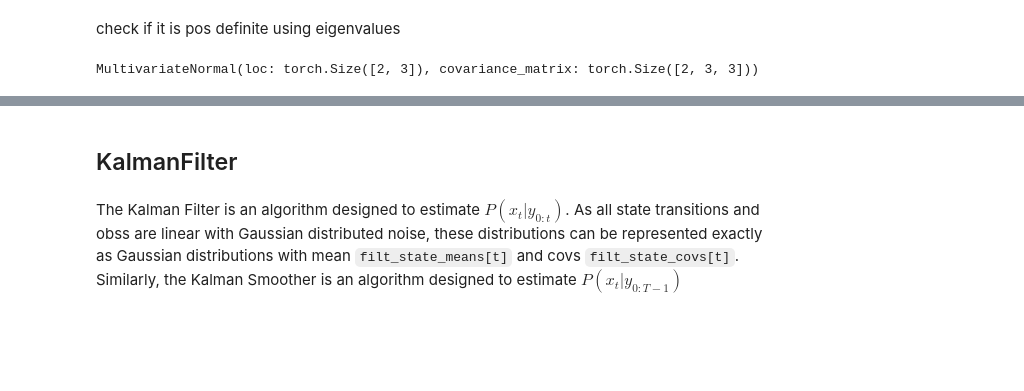
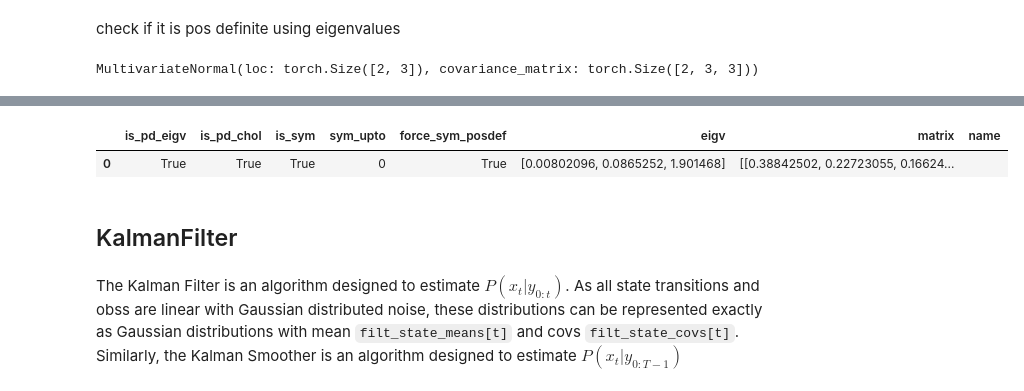
Before and after one commit to mone27/meteo_imp, a Jupyter notebook: lib_nbs/kalman/00_Kalman_Filter.ipynb, the cells around one changed output, grey strips where cells are left out. Saved outputs shown, nothing was run; the diff lists cells and outputs as text; code cells hidden in the pictures; blank space fills up the shorter version.

```diff
--- a/lib_nbs/kalman/00_Kalman_Filter.ipynb
+++ b/lib_nbs/kalman/00_Kalman_Filter.ipynb
@@ -235,0 +268,7 @@ is_posdef2(A)
+# %%
+#| export
+def make_symmetric(value):
+    "drops upper half to make matrix symmetric"
+    mask = torch.tril(torch.ones_like(value, dtype=torch.bool))
+    value[mask.T] = torch.tril(value)[mask]
+    return value
@@ -236,10 +288,32 @@ is_posdef2(A)
+# %%
+#| export
+posdef_log = pd.DataFrame()
 # %%
 #| export
-def check_posdef(value, error=True):
-    is_pd = torch.linalg.cholesky_ex(value).info.eq(0)
-    if not is_pd:
-        msg = f"not pos definite \n {value}"
+def check_posdef(value, name = '', error=False):
+    is_pd_eigv, eigv = is_posdef2(value)
+    is_pd_chol = torch.linalg.cholesky_ex(value).info.eq(0).item()
+    is_sym = is_symmetric(value)
+
+    sym = make_symmetric(value)
+    is_pd_forced, _ = is_posdef2(sym)
+
+    info = pd.DataFrame({
+        'is_pd_eigv': is_pd_eigv,
+        'is_pd_chol': is_pd_chol,
+        'is_sym': is_sym,
+        'sym_upto': symmetric_upto(value),
+        'force_sym_posdef': is_pd_forced,
+        'eigv': [eigv.detach().numpy()],
+        'matrix': [value.detach().numpy()],
+        'name': name
+    })
+
+    global posdef_log
+
+    posdef_log = pd.concat([posdef_log, info])
+
+    if not is_pd_eigv or not is_pd_chol:
         if error:
-            raise ValueError(msg)
-        else:
-            print(msg)
+            warn("Matrix is not positive definite")
+    return info
@@ -245,0 +344,5 @@ def check_posdef(value, error=True):
+# %%
+check_posdef(posdef)
+# %% [output]
+|  | is_pd_eigv | is_pd_chol | is_sym | sym_upto | force_sym_posdef | eigv | matrix | name |
+| 0 | True | True | True | 0 | True | [0.00802096, 0.0865252, 1.901468] | [[0.38842502, 0.22723055, 0.16624... |  |
```
Also changed, not shown: parts of 47 cells of this notebook, 4 other files.
